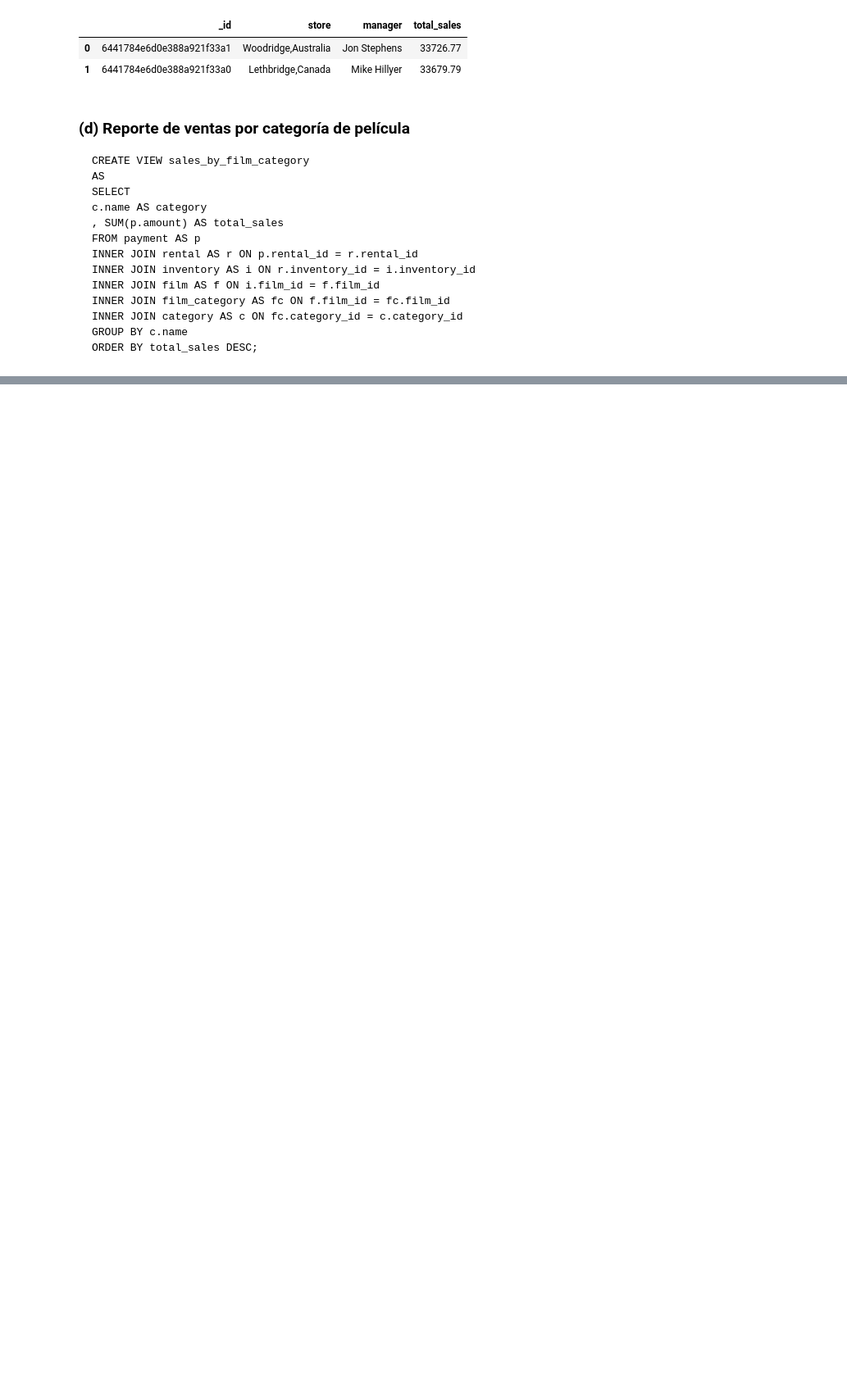
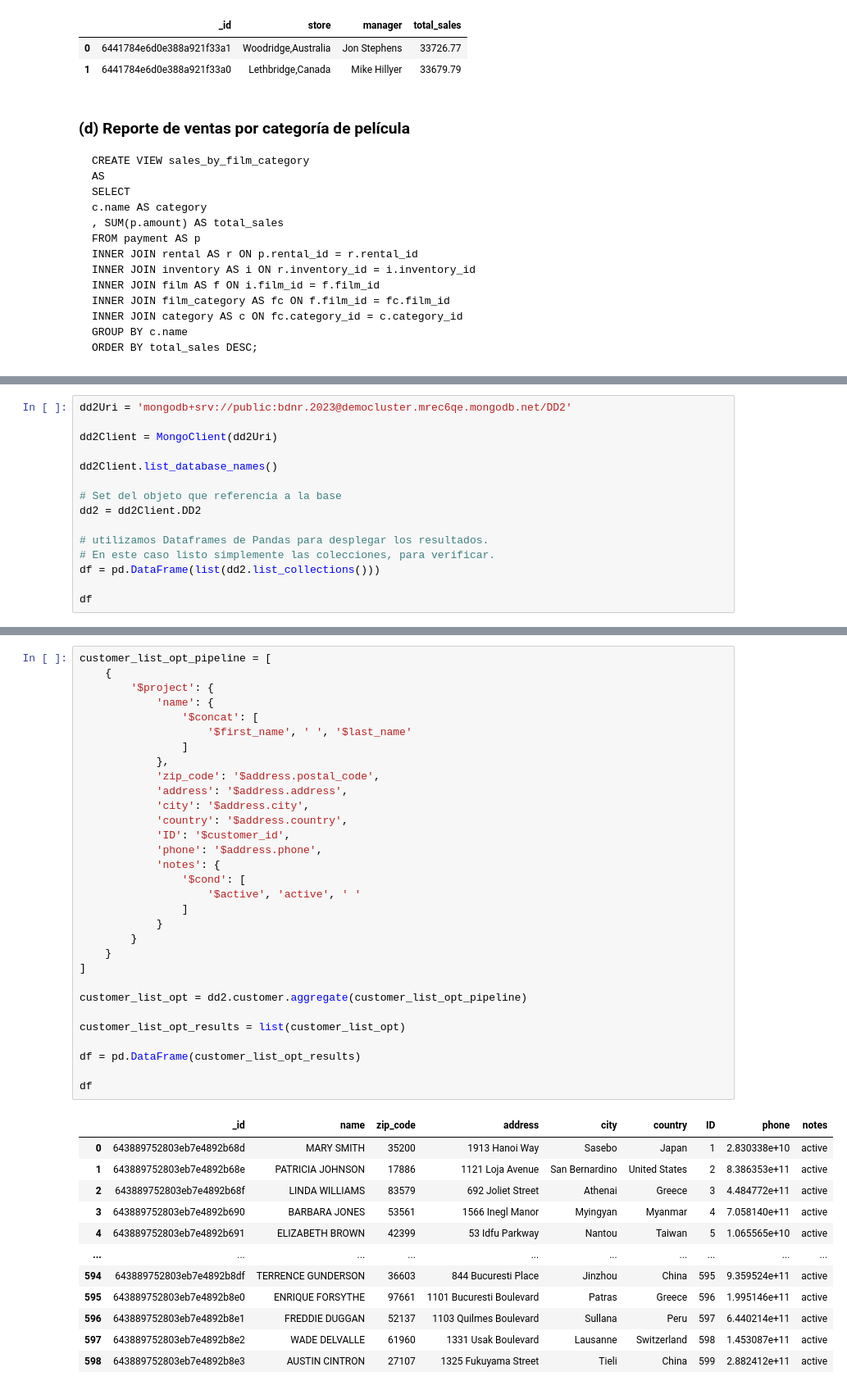
Before and after one commit to sncalvo/improved-broccoli, a Jupyter notebook: tarea.ipynb, the cells around one changed output, grey strips where cells are left out. Shown: that part at 82% size. Cells and saved outputs as stored; diff of their text form; blank space fills up the shorter version.

```diff
--- a/tarea.ipynb
+++ b/tarea.ipynb
@@ -553,3 +550,18 @@ df
 | 13 | Sci-Fi | 4756.98 |
 | 14 | Sports | 5314.21 |
 | 15 | Travel | 3549.64 |
+# %%
+dd2Uri = 'mongodb+srv://public:bdnr.2023@democluster.mrec6qe.mongodb.net/DD2'
+
+dd2Client = MongoClient(dd2Uri)
+
+dd2Client.list_database_names()
+
+# Set del objeto que referencia a la base
+dd2 = dd2Client.DD2
+
+# utilizamos Dataframes de Pandas para desplegar los resultados.
+# En este caso listo simplemente las colecciones, para verificar.
+df = pd.DataFrame(list(dd2.list_collections()))
+
+df
@@ -555,0 +581,44 @@ df
+# %%
+customer_list_opt_pipeline = [
+    {
+        '$project': {
+            'name': {
+                '$concat': [
+                    '$first_name', ' ', '$last_name'
+                ]
+            },
+            'zip_code': '$address.postal_code',
+            'address': '$address.address',
+            'city': '$address.city',
+            'country': '$address.country',
+            'ID': '$customer_id',
+            'phone': '$address.phone',
+            'notes': {
+                '$cond': [
+                    '$active', 'active', ' '
+                ]
+            }
+        }
+    }
+]
+
+customer_list_opt = dd2.customer.aggregate(customer_list_opt_pipeline)
+
+customer_list_opt_results = list(customer_list_opt)
+
+df = pd.DataFrame(customer_list_opt_results)
+
+df
+# %% [output]
+|  | _id | name | zip_code | address | city | country | ID | phone | notes |
+| 0 | 643889752803eb7e4892b68d | MARY SMITH | 35200 | 1913 Hanoi Way | Sasebo | Japan | 1 | 2.830338e+10 | active |
+| 1 | 643889752803eb7e4892b68e | PATRICIA JOHNSON | 17886 | 1121 Loja Avenue | San Bernardino | United States | 2 | 8.386353e+11 | active |
+| 2 | 643889752803eb7e4892b68f | LINDA WILLIAMS | 83579 | 692 Joliet Street | Athenai | Greece | 3 | 4.484772e+11 | active |
+| 3 | 643889752803eb7e4892b690 | BARBARA JONES | 53561 | 1566 Inegl Manor | Myingyan | Myanmar | 4 | 7.058140e+11 | active |
+| 4 | 643889752803eb7e4892b691 | ELIZABETH BROWN | 42399 | 53 Idfu Parkway | Nantou | Taiwan | 5 | 1.065565e+10 | active |
+| ... | ... | ... | ... | ... | ... | ... | ... | ... | ... |
+| 594 | 643889752803eb7e4892b8df | TERRENCE GUNDERSON | 36603 | 844 Bucuresti Place | Jinzhou | China | 595 | 9.359524e+11 | active |
+| 595 | 643889752803eb7e4892b8e0 | ENRIQUE FORSYTHE | 97661 | 1101 Bucuresti Boulevard | Patras | Greece | 596 | 1.995146e+11 | active |
+| 596 | 643889752803eb7e4892b8e1 | FREDDIE DUGGAN | 52137 | 1103 Quilmes Boulevard | Sullana | Peru | 597 | 6.440214e+11 | active |
+| 597 | 643889752803eb7e4892b8e2 | WADE DELVALLE | 61960 | 1331 Usak Boulevard | Lausanne | Switzerland | 598 | 1.453087e+11 | active |
+| 598 | 643889752803eb7e4892b8e3 | AUSTIN CINTRON | 27107 | 1325 Fukuyama Street | Tieli | China | 599 | 2.882412e+11 | active |
```
Also changed, not shown: parts of 13 cells of this notebook, 1 other file.
